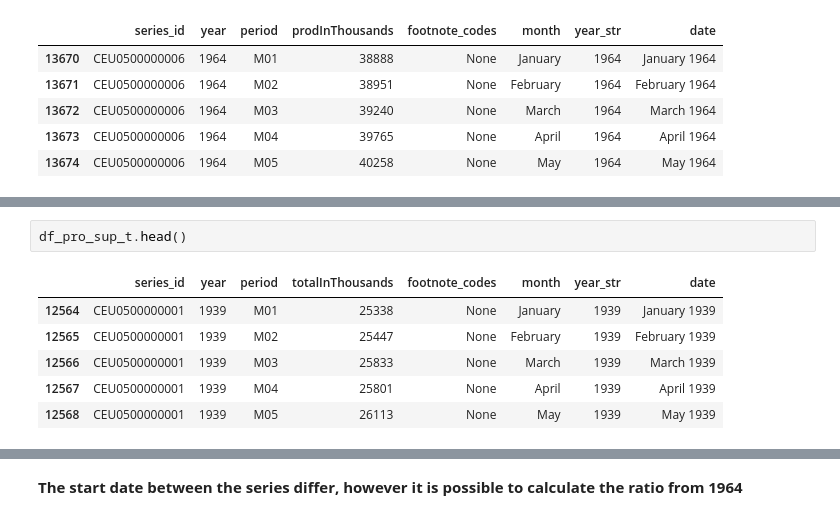
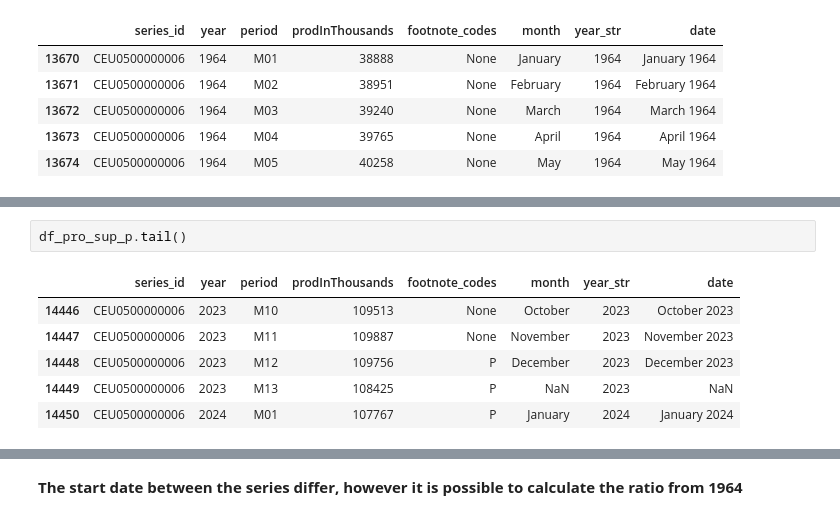
Before and after one commit to rpoandres/NG_DA_Challenge, a Jupyter notebook: Main.ipynb, the cells around one changed output, grey strips where cells are left out. Saved outputs shown, nothing was run; the diff lists cells and outputs as text.

Commit message:
Month column review

```diff
--- a/Main.ipynb
+++ b/Main.ipynb
@@ -396,9 +475,9 @@ df_pro_sup_p.head()
 # %%
-df_pro_sup_t.head()
+df_pro_sup_p.tail()
 # %% [output]
-|  | series_id | year | period | totalInThousands | footnote_codes | month | year_str | date |
-| 12564 | CEU0500000001 | 1939 | M01 | 25338 | None | January | 1939 | January 1939 |
-| 12565 | CEU0500000001 | 1939 | M02 | 25447 | None | February | 1939 | February 1939 |
-| 12566 | CEU0500000001 | 1939 | M03 | 25833 | None | March | 1939 | March 1939 |
-| 12567 | CEU0500000001 | 1939 | M04 | 25801 | None | April | 1939 | April 1939 |
-| 12568 | CEU0500000001 | 1939 | M05 | 26113 | None | May | 1939 | May 1939 |
+|  | series_id | year | period | prodInThousands | footnote_codes | month | year_str | date |
+| 14446 | CEU0500000006 | 2023 | M10 | 109513 | None | October | 2023 | October 2023 |
+| 14447 | CEU0500000006 | 2023 | M11 | 109887 | None | November | 2023 | November 2023 |
+| 14448 | CEU0500000006 | 2023 | M12 | 109756 | P | December | 2023 | December 2023 |
+| 14449 | CEU0500000006 | 2023 | M13 | 108425 | P | NaN | 2023 | NaN |
+| 14450 | CEU0500000006 | 2024 | M01 | 107767 | P | January | 2024 | January 2024 |
```
Also changed, not shown: parts of 24 cells of this notebook.
